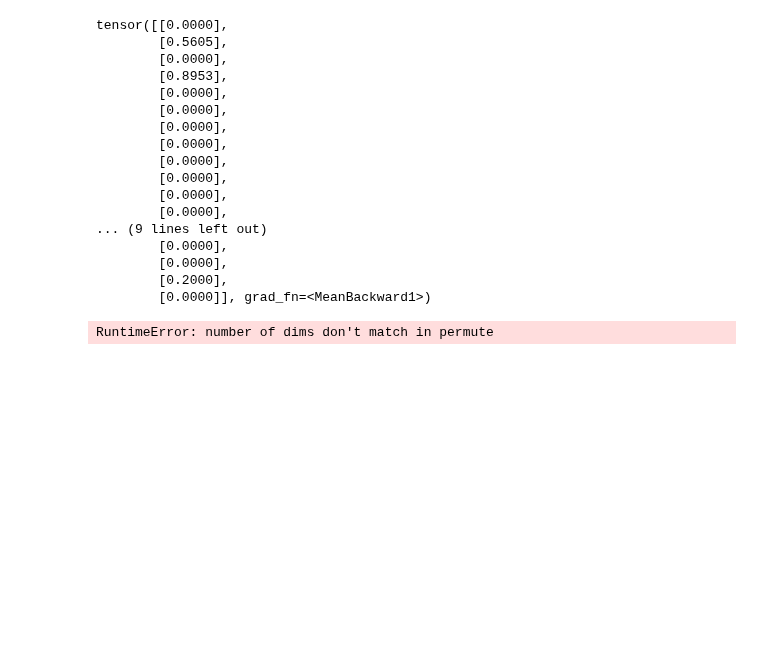
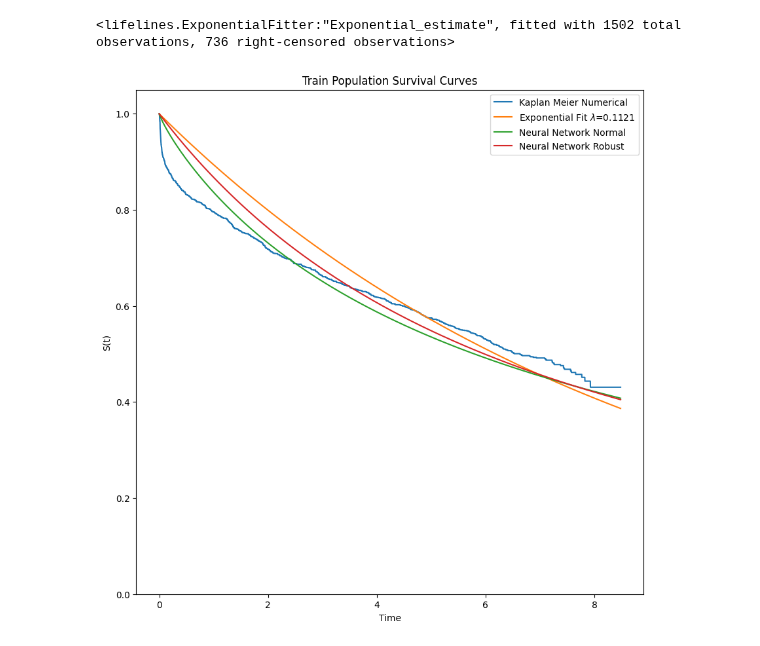
Before and after one commit to mlpotter/SAWAR, a Jupyter notebook: main_minimax_debugging.ipynb, the cells around one changed output. Drawn from its saved outputs; the diff is of its cells as text; code cells hidden in the pictures; blank space fills up the shorter version.

```diff
--- a/main_minimax_debugging.ipynb
+++ b/main_minimax_debugging.ipynb
@@ -69,0 +89,11 @@ import torch.nn as nn
+# %%
+clf_robust = Exponential_Model(input_dim=input_dims,hidden_layers=args.hidden_dims)
+clf_fragile = Exponential_Model(input_dim=input_dims,hidden_layers=args.hidden_dims)
+clf_fragile.load_state_dict(deepcopy(clf_robust.state_dict()))
+
+
+# # model = BoundedModule(clf, X_train)
+model_robust_wrap = BoundedModule(RHS_Ranking_Wrapper(clf_robust),dataloader_train.dataset.tensors)
+model_fragile_wrap = BoundedModule(RHS_Ranking_Wrapper(clf_fragile),dataloader_train.dataset.tensors)
+# %%
+train_robust(model_robust_wrap,dataloader_train,dataloader_test,method="robust",args=args)
@@ -69,0 +118,2 @@ import torch.nn as nn
+# %%
+train_robust(model_fragile_wrap,dataloader_train,dataloader_test,method="natural",args=args)
@@ -70,2 +138,3 @@ import torch.nn as nn
 # %%
 X_train,T_train,E_train = dataloader_train.dataset.tensors
+t = torch.linspace(0,T_train.max(),10000)
@@ -123,34 +140,0 @@ model_fragile_wrap = BoundedModule(RankingWrapper(clf_fragile),(Xb,Tb,Eb))
-# %%
-model_robust_wrap(Xb,Tb,Eb)
-# %% [output]
-tensor([[0.0000],
-        [0.5605],
-        [0.0000],
-        [0.8953],
-        [0.0000],
-        [0.0000],
-        [0.0000],
-        [0.0000],
-        [0.0000],
-        [0.0000],
-        [0.0000],
-        [0.0000],
-... (9 lines left out)
-        [0.0000],
-        [0.0000],
-        [0.2000],
-        [0.0000]], grad_fn=<MeanBackward1>)
-# %%
-from auto_LiRPA.perturbations import *
-
-epsilon = 1e-4
-# Define perturbation. Here we add Linf perturbation to input data.
-ptb = PerturbationLpNorm(norm=np.inf, eps=torch.Tensor([epsilon]))
-# Make the input a BoundedTensor with the pre-defined perturbation.
-my_input = BoundedTensor(torch.Tensor(Xb), ptb)
-# Regular forward propagation using BoundedTensor works as usual.
-# prediction = model(my_input,torch.rand_like(T_train),torch.rand_like(E_train))
-# Compute LiRPA bounds using CROWN
-lb, ub = model_robust_wrap.compute_bounds(x=(my_input, Tb, Eb), IBP=False, method="backward")
-# %% [output]
-RuntimeError: number of dims don't match in permute
@@ -156,0 +144,31 @@ RuntimeError: number of dims don't match in permute
+# %%
+clf_exp = ExponentialFitter()
+clf_exp.fit(durations=T_train.ravel(),event_observed=E_train.ravel())
+# %% [output]
+<lifelines.ExponentialFitter:"Exponential_estimate", fitted with 1502 total observations, 736 right-censored observations>
+# %%
+St_robust_x = clf_robust.survival_qdf(X_train,t).detach()
+St_fragile_x = clf_fragile.survival_qdf(X_train,t).detach()
+
+kmf = KaplanMeierFitter()
+kmf.fit(durations=T_train,event_observed=E_train)
+St_kmf  = kmf.predict(times=t.ravel().numpy())
+
+clf_exp = ExponentialFitter()
+clf_exp.fit(durations=T_train.ravel(),event_observed=E_train.ravel())
+St_exp = clf_exp.predict(times=t.ravel().numpy())
+
+plt.figure(figsize=(10,10))
+plt.plot(t,St_kmf)
+plt.plot(t,St_exp)
+plt.plot(t,St_fragile_x.mean(0))
+
+plt.plot(t,St_robust_x.mean(0))
+
+plt.ylabel("S(t)"); plt.xlabel("Time")
+plt.legend(["Kaplan Meier Numerical",f"Exponential Fit $\lambda$={np.round(1/clf_exp.params_[0],4)}","Neural Network Normal","Neural Network Robust"])
+plt.title("Train Population Survival Curves")
+plt.ylim([0,1.05])
+plt.show()
+# %% [output]
+[figure, added]
```
Also changed, not shown: parts of 16 cells of this notebook, 7 other files.
